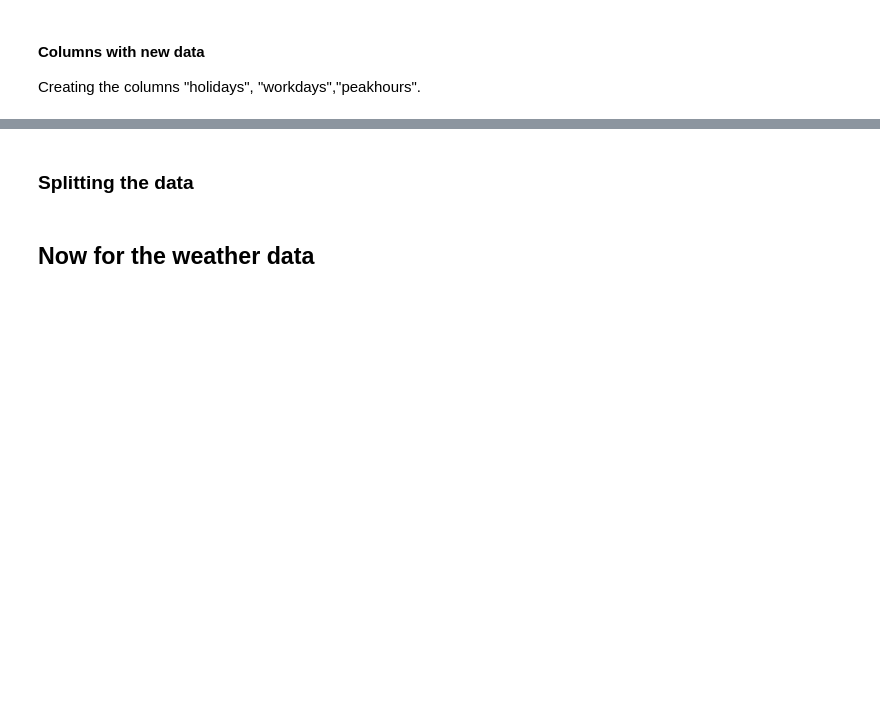
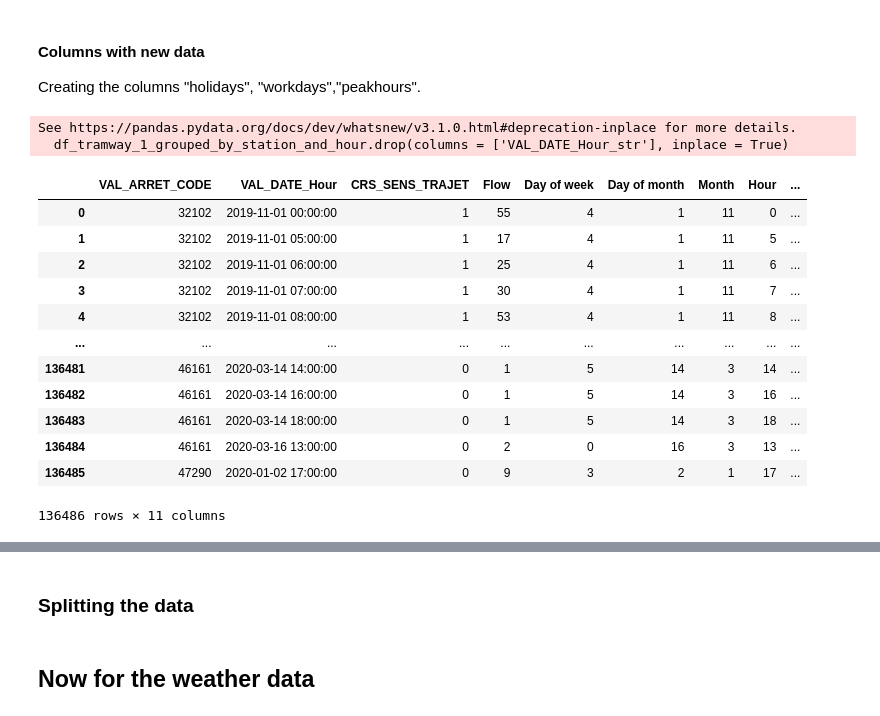
Before and after one commit to chloeruiz0300/Project, a Jupyter notebook: Notebooks/Data Preparation.ipynb, the cells around one changed output, grey strips where cells are left out. Drawn from its saved outputs; the diff is of its cells as text; code cells hidden in the pictures; blank space fills up the shorter version.

```diff
--- a/Notebooks/Data Preparation.ipynb
+++ b/Notebooks/Data Preparation.ipynb
@@ -112,0 +110,10 @@ df_tramway_1
+# %%
+# Grouping by station and counting flow per hour
+# df_tramway_1['Hour'] = pd.to_datetime(df_tramway_1['VAL_DATE']).dt.floor('h')
+
+df_tramway_1_grouped_by_station_and_hour = (df_tramway_1
+                                            .groupby(['VAL_ARRET_CODE', 'VAL_DATE_Hour', 'CRS_SENS_TRAJET'])
+                                            .agg({'Flow':'sum'})
+                                            .reset_index()
+)
+df_tramway_1_grouped_by_station_and_hour
@@ -116,9 +137,9 @@ df_tramway_1
 #### Columns with no new data
 Adding columns for the days of the week, the days of the month, the months, the hours
 # %%
-df_tramway_1['Day of week'] = pd.to_datetime(df_tramway_1['VAL_DATE']).dt.weekday
-df_tramway_1['Day of month'] = pd.to_datetime(df_tramway_1['VAL_DATE']).dt.day
-df_tramway_1['Month'] = pd.to_datetime(df_tramway_1['VAL_DATE']).dt.month
-df_tramway_1['Hour'] = pd.to_datetime(df_tramway_1['VAL_DATE']).dt.hour
+df_tramway_1_grouped_by_station_and_hour['Day of week'] = pd.to_datetime(df_tramway_1_grouped_by_station_and_hour['VAL_DATE_Hour']).dt.day_of_week
+df_tramway_1_grouped_by_station_and_hour['Day of month'] = pd.to_datetime(df_tramway_1_grouped_by_station_and_hour['VAL_DATE_Hour']).dt.day
+df_tramway_1_grouped_by_station_and_hour['Month'] = pd.to_datetime(df_tramway_1_grouped_by_station_and_hour['VAL_DATE_Hour']).dt.month
+df_tramway_1_grouped_by_station_and_hour['Hour'] = pd.to_datetime(df_tramway_1_grouped_by_station_and_hour['VAL_DATE_Hour']).dt.hour
 
-df_tramway_1.head()
+df_tramway_1_grouped_by_station_and_hour.head()
@@ -131,0 +156,55 @@ sqnksdj
+# %%
+# Column workdays
+workdays = [0,1,2,3,4]
+
+df_tramway_1_grouped_by_station_and_hour['Is_workday'] = df_tramway_1_grouped_by_station_and_hour['Day of week'].isin(workdays).replace({True: 1, False: 0})
+
+# Column holidays
+import datetime
+
+# Vacances de Noël
+td = datetime.date(2019,12,21)
+k = 17
+res = []
+
+for day in range(k):
+    date = (td + datetime.timedelta(days = day)).isoformat()
+    res.append(date)
+
+# Vacances d'hiver
+td = datetime.date(2020,2,22)
+k = 17
+
+for day in range(k):
+    date = (td + datetime.timedelta(days = day)).isoformat()
+    res.append(date)
+
+# Vacances de la Toussaint
+res = res + ['2019-11-01', '2019-11-02', '2019-11-03', '2019-11-04']
+
+df_tramway_1_grouped_by_station_and_hour['VAL_DATE_Hour_str'] = df_tramway_1_grouped_by_station_and_hour['VAL_DATE_Hour'].dt.strftime('%Y-%m-%d')
+df_tramway_1_grouped_by_station_and_hour['Is_holiday'] = df_tramway_1_grouped_by_station_and_hour['VAL_DATE_Hour_str'].isin(res).replace({True: 0, False: 1})
+df_tramway_1_grouped_by_station_and_hour.drop(columns = ['VAL_DATE_Hour_str'], inplace = True)
+
+# Peak hours
+peak_hours = [7,8,9,16,17,18]
+df_tramway_1_grouped_by_station_and_hour['Is_peak_hour'] = df_tramway_1_grouped_by_station_and_hour['Hour'].isin(peak_hours).replace({True: 1, False: 0})
+
+
+df_tramway_1_grouped_by_station_and_hour
+# %% [output]
+See https://pandas.pydata.org/docs/dev/whatsnew/v3.1.0.html#deprecation-inplace for more details.
+  df_tramway_1_grouped_by_station_and_hour.drop(columns = ['VAL_DATE_Hour_str'], inplace = True)
+|  | VAL_ARRET_CODE | VAL_DATE_Hour | CRS_SENS_TRAJET | Flow | Day of week | Day of month | Month | Hour | ... |
+| 0 | 32102 | 2019-11-01 00:00:00 | 1 | 55 | 4 | 1 | 11 | 0 | ... |
+| 1 | 32102 | 2019-11-01 05:00:00 | 1 | 17 | 4 | 1 | 11 | 5 | ... |
+| 2 | 32102 | 2019-11-01 06:00:00 | 1 | 25 | 4 | 1 | 11 | 6 | ... |
+| 3 | 32102 | 2019-11-01 07:00:00 | 1 | 30 | 4 | 1 | 11 | 7 | ... |
+| 4 | 32102 | 2019-11-01 08:00:00 | 1 | 53 | 4 | 1 | 11 | 8 | ... |
+| ... | ... | ... | ... | ... | ... | ... | ... | ... | ... |
+| 136481 | 46161 | 2020-03-14 14:00:00 | 0 | 1 | 5 | 14 | 3 | 14 | ... |
+| 136482 | 46161 | 2020-03-14 16:00:00 | 0 | 1 | 5 | 14 | 3 | 16 | ... |
+| 136483 | 46161 | 2020-03-14 18:00:00 | 0 | 1 | 5 | 14 | 3 | 18 | ... |
+| 136484 | 46161 | 2020-03-16 13:00:00 | 0 | 2 | 0 | 16 | 3 | 13 | ... |
+| 136485 | 47290 | 2020-01-02 17:00:00 | 0 | 9 | 3 | 2 | 1 | 17 | ... |
+136486 rows × 11 columns
```
Also changed, not shown: parts of 12 cells of this notebook, 2 other files.
